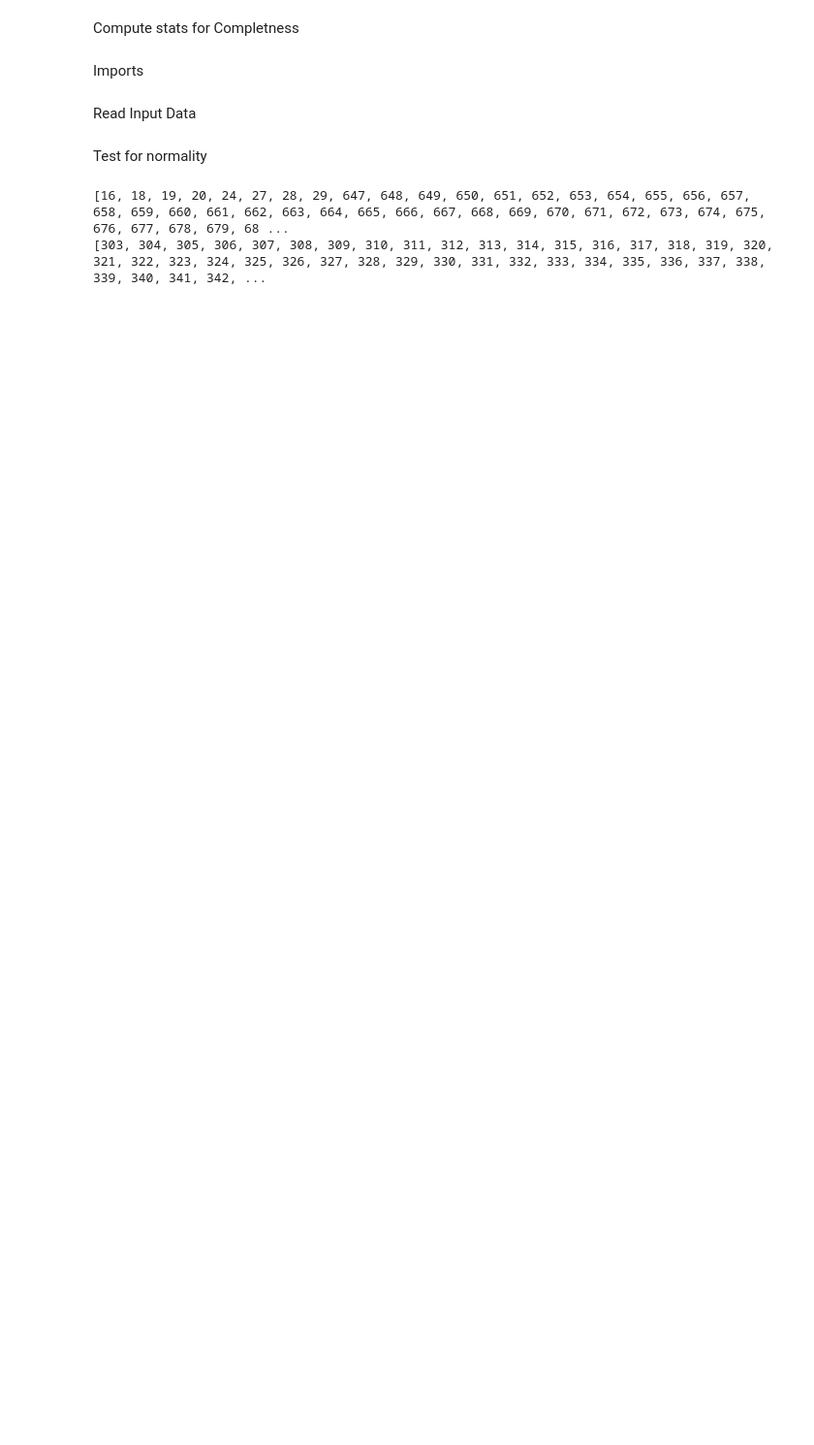
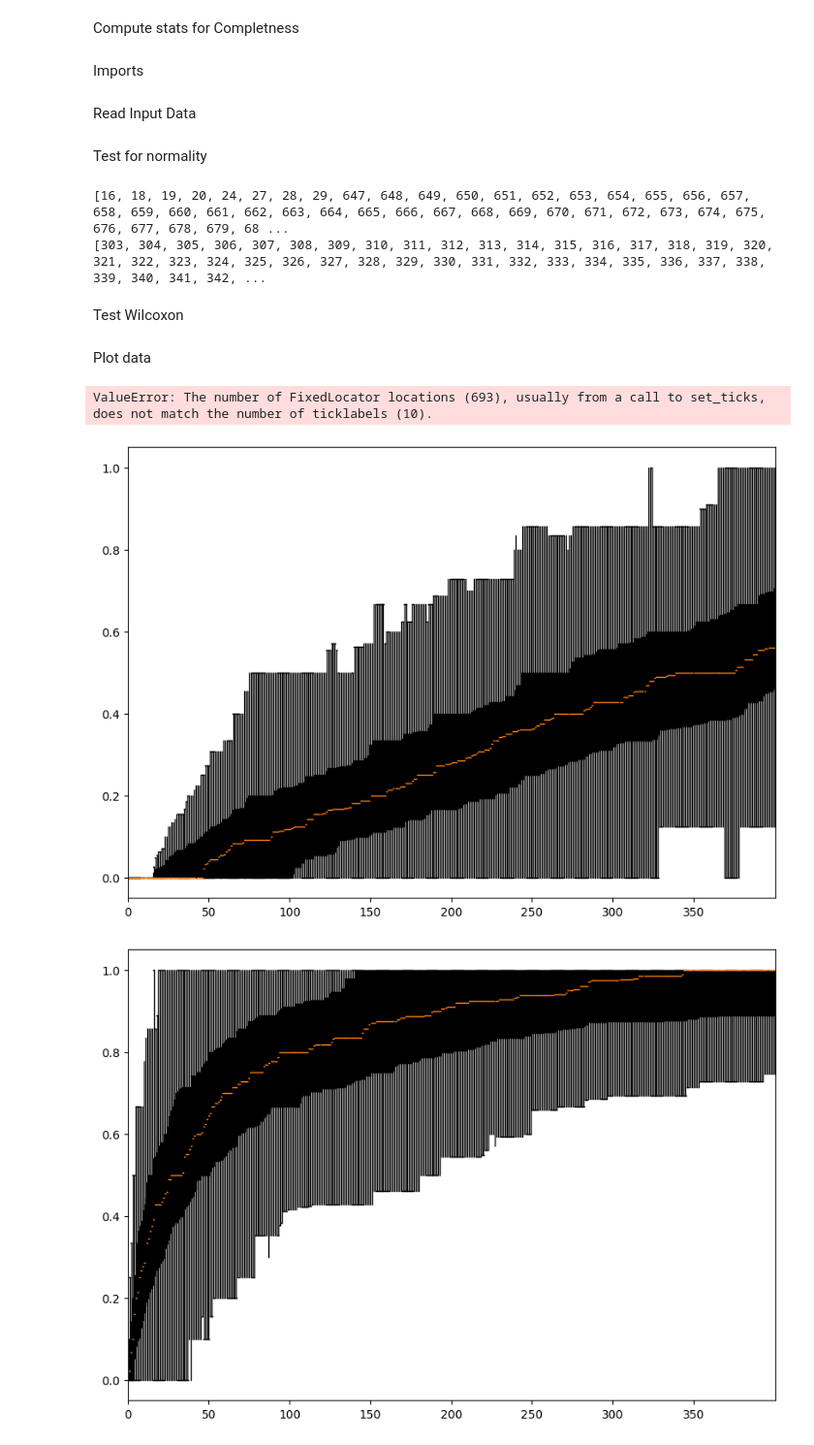
Before and after one commit to skopczynska/supnfrelicit, a Jupyter notebook: Notebooks/Completness.ipynb, the cells around one changed output. Shown: that part at 97% size. Drawn from its saved outputs; the diff is of its cells as text; code cells hidden in the pictures; blank space fills up the shorter version.

Commit message:
Adds plotting of the data

```diff
--- a/Notebooks/Completness.ipynb
+++ b/Notebooks/Completness.ipynb
@@ -36,3 +39,5 @@ print(CheckNormality(excel_data_Random))
 # %% [output]
 [16, 18, 19, 20, 24, 27, 28, 29, 647, 648, 649, 650, 651, 652, 653, 654, 655, 656, 657, 658, 659, 660, 661, 662, 663, 664, 665, 666, 667, 668, 669, 670, 671, 672, 673, 674, 675, 676, 677, 678, 679, 68 ...
 [303, 304, 305, 306, 307, 308, 309, 310, 311, 312, 313, 314, 315, 316, 317, 318, 319, 320, 321, 322, 323, 324, 325, 326, 327, 328, 329, 330, 331, 332, 333, 334, 335, 336, 337, 338, 339, 340, 341, 342, ...
+# %% [markdown]
+Test Wilcoxon
@@ -38,0 +59,32 @@ print(CheckNormality(excel_data_Random))
+# %% [markdown]
+Plot data
+# %%
+myboxplot = excel_data_Random.iloc[:, 1:].T.boxplot(sym='', return_type='axes')
+myboxplot.title("Random")
+# %% [output]
+ValueError: The number of FixedLocator locations (693), usually from a call to set_ticks, does not match the number of ticklabels (10).
+# %%
+from matplotlib.pyplot import xticks
+
+
+fig= plt.figure(figsize =(10, 7))
+
+# Creating plot
+plt.boxplot(excel_data_Random.iloc[:400, 1:].T, sym='')
+plt.xticks(ticks=np.arange(0,400,step=50), labels=np.arange(0,400, step=50))
+plt.title("Random")
+# show plot
+plt.show()
+
+
+fig= plt.figure(figsize =(10, 7))
+
+# Creating plot
+plt.boxplot(excel_data_MostTemplates.iloc[:400, 1:].T, sym='')
+plt.xticks(ticks=np.arange(0,400,step=50), labels=np.arange(0,400, step=50))
+plt.title("Most Templates")
+# show plot
+plt.show()
+# %% [output]
+[figure, added]
+[figure, added]
```
Also changed, not shown: parts of 2 cells of this notebook, 4 other files.
